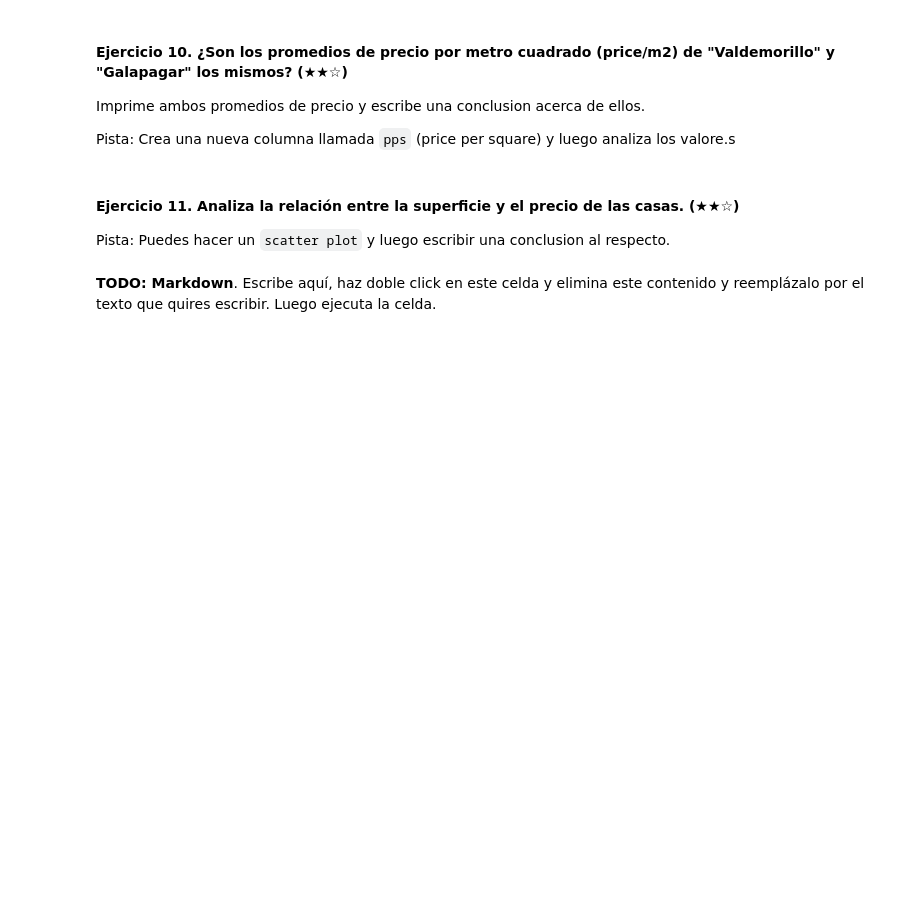
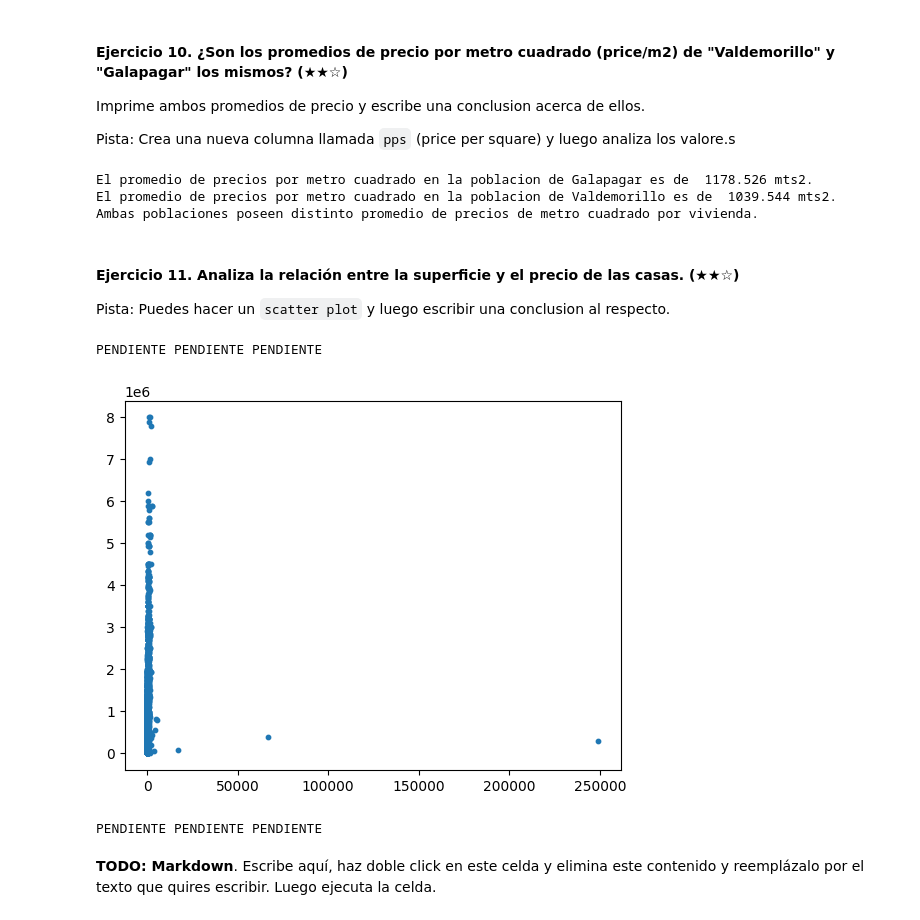
Before and after one commit to 4GeeksAcademy/realestate-datacleanup-exercise, a Jupyter notebook: project.es.ipynb, the cells around one changed output. Saved outputs shown, nothing was run; the diff lists cells and outputs as text; code cells hidden in the pictures; blank space fills up the shorter version.

```diff
--- a/project.es.ipynb
+++ b/project.es.ipynb
@@ -200,12 +200,40 @@ Imprime ambos promedios de precio y escribe una conclusion acerca de ellos.
 Pista: Crea una nueva columna llamada `pps` (price per square) y luego analiza los valore.s
 # %%
 # TODO
+data_surface = dt[['surface','level5','price']]
+
+data_surface_mean= data_surface.groupby(['level5']).mean().round(3)     #Agrupar por poblacion, promediar superficie y reducir decimales
+data_surface_mean['pps']= data_surface_mean['price']/data_surface_mean['surface']
+
+print(f'El promedio de precios por metro cuadrado en la poblacion de Galapagar es de ', data_surface_mean['pps']['Galapagar'].round(3), 'mts2.')
+print(f'El promedio de precios por metro cuadrado en la poblacion de Valdemorillo es de ', data_surface_mean['pps']['Valdemorillo'].round(3), 'mts2.')
+
+if data_surface_mean['pps']['Valdemorillo']== data_surface_mean['pps']['Galapagar']:
+    print('Ambas poblaciones poseen el mismo promedio de precios de metro cuadrado por vivienda.')
+else:
+    print('Ambas poblaciones poseen distinto promedio de precios de metro cuadrado por vivienda.')
+# %% [output]
+El promedio de precios por metro cuadrado en la poblacion de Galapagar es de  1178.526 mts2.
+El promedio de precios por metro cuadrado en la poblacion de Valdemorillo es de  1039.544 mts2.
+Ambas poblaciones poseen distinto promedio de precios de metro cuadrado por vivienda.
 # %% [markdown]
 #### Ejercicio 11. Analiza la relación entre la superficie y el precio de las casas. (★★☆)
 
 Pista: Puedes hacer un `scatter plot` y luego escribir una conclusion al respecto.
 # %%
 # TODO: Código
+data_m2 = dt[['surface','price']].dropna()
+x = data_m2['surface']
+y= data_m2['price']
+
+plt.scatter(x,y,s=10)
+print(f'PENDIENTE PENDIENTE PENDIENTE')
+plt.show()
+print(f'PENDIENTE PENDIENTE PENDIENTE')
+# %% [output]
+PENDIENTE PENDIENTE PENDIENTE
+[figure, added]
+PENDIENTE PENDIENTE PENDIENTE
 # %% [markdown]
 **TODO: Markdown**. Escribe aquí, haz doble click en este celda y elimina este contenido y reemplázalo por el texto que quires escribir. Luego ejecuta la celda.
 # %% [markdown]
```
Also changed, not shown: parts of 2 cells of this notebook.
